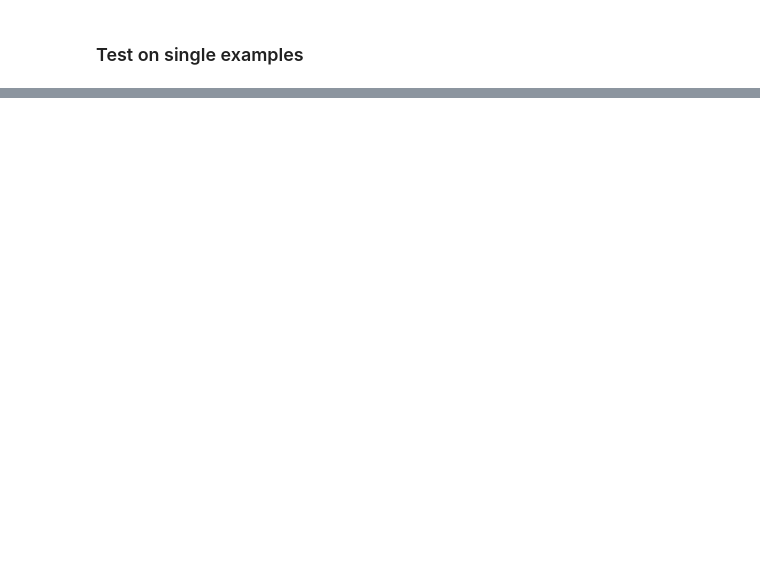
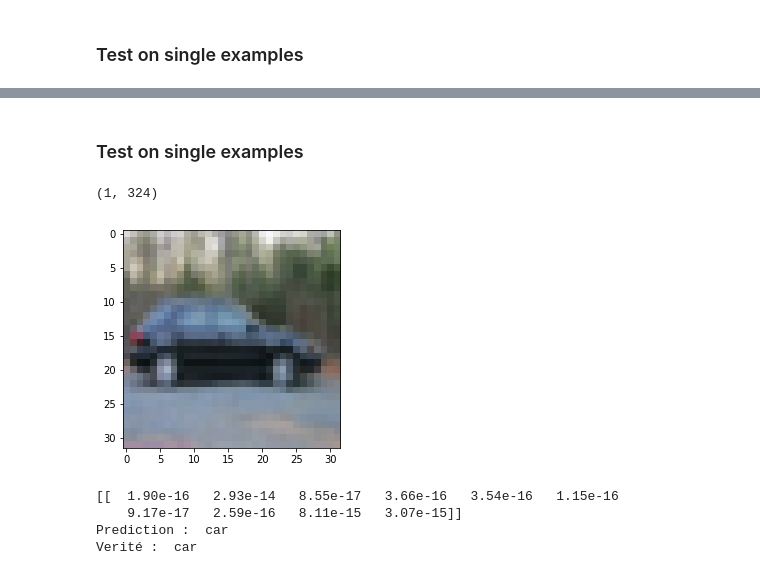
Before and after one commit to gregoiredgt/Mini_projet, a Jupyter notebook: cifar10_notebook.ipynb, the cells around one changed output, grey strips where cells are left out. Drawn from its saved outputs; the diff is of its cells as text; code cells hidden in the pictures; blank space fills up the shorter version.

```diff
--- a/cifar10_notebook.ipynb
+++ b/cifar10_notebook.ipynb
@@ -417,0 +428,19 @@ Verité :  cat
+# %%
+import os
+os.environ['KERAS_BACKEND']="tensorflow"
+from keras.models import Sequential
+from keras.layers import Dense, Activation
+
+modelH = Sequential()
+modelH.add(Dense(128, input_dim=324))
+modelH.add(Activation('sigmoid'))
+modelH.add(Dense(64))
+modelH.add(Activation('sigmoid'))
+modelH.add(Dense(10))
+modelH.add(Activation('sigmoid'))
+
+modelH.compile(optimizer='rmsprop',
+              loss='categorical_crossentropy',
+              metrics=['accuracy'])
+
+modelH.fit(XHog_train_img_norm, Y_train, epochs=100, batch_size=32)
@@ -417,0 +468,13 @@ Verité :  cat
+# %%
+from sklearn.metrics import confusion_matrix
+
+y_test_pred_mlp = modelH.predict(XHog_test_img_norm)
+Y_test_pred_mlp = np.argmax(y_test_pred_mlp, 1)
+
+cnf_matrix_mlp = confusion_matrix(y_test, Y_test_pred_mlp)
+print(cnf_matrix_mlp)
+np.set_printoptions(precision=2)
+plt.figure()
+class_names = ['plane', 'car', 'bird', 'cat', 'deer', 'dog', 'frog', 'horse', 'ship', 'truck']
+plot_confusion_matrix(cnf_matrix_mlp, classes=class_names, normalize=True, title='Normalized confusion matrix')
+plt.show()
@@ -417,0 +500,22 @@ Verité :  cat
+# %% [markdown]
+### Test on single examples
+# %%
+def test_exemple_HOG(n):
+    test = np.array([XHog_test_img_norm[n]])
+    print(test.shape)
+    predict = modelH.predict_on_batch(test)
+    plt.figure()
+    plt.imshow(X_test_img[n])
+    plt.show()
+    print(predict)
+    print("Prediction : ", class_names[np.argmax(predict)])
+    print("Verité : ", class_names[int(y_test[n])])
+
+test_exemple_HOG(28)
+# %% [output]
+(1, 324)
+[figure, added]
+[[  1.90e-16   2.93e-14   8.55e-17   3.66e-16   3.54e-16   1.15e-16
+    9.17e-17   2.59e-16   8.11e-15   3.07e-15]]
+Prediction :  car
+Verité :  car
```
Also changed, not shown: parts of 12 cells of this notebook.
